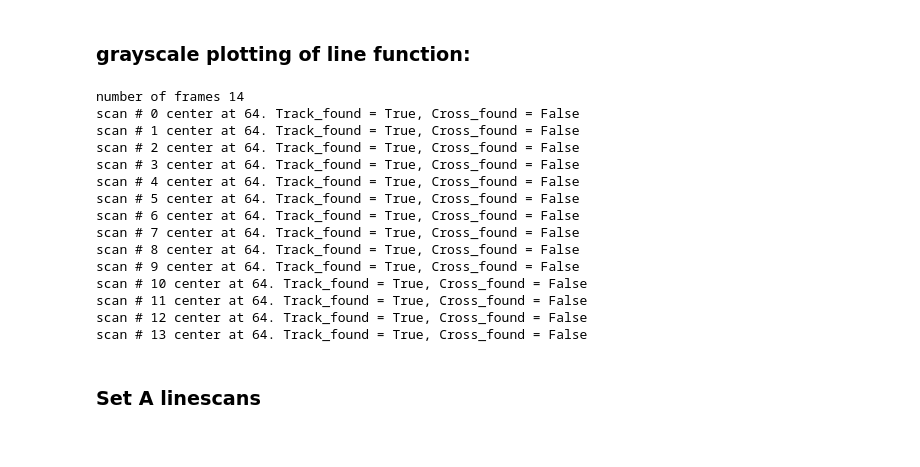
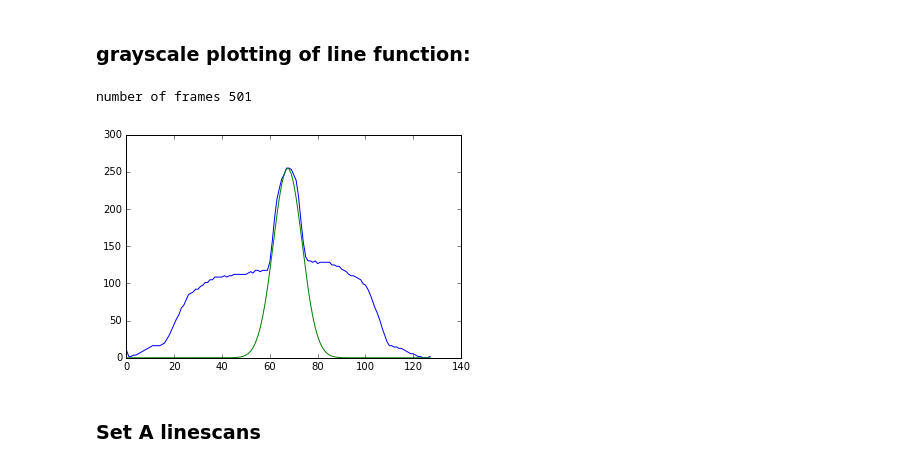
Before and after one commit to brappo93/AutonomousCar, a Jupyter notebook: hw1/linescanHW1.ipynb, the cells around one changed output. Cells and saved outputs as stored; diff of their text form; code cells hidden in the pictures.

```diff
--- a/hw1/linescanHW1.ipynb
+++ b/hw1/linescanHW1.ipynb
@@ -85,41 +88,59 @@ def find_track(linescans):
     track_center_list = n * [64]
     track_found_list = n * [True]
     cross_found_list = n * [False]
+
     ### Code to be added here
     ###
     ###
 
+
+
+    curr = linescans[0]
+    #normalize
+    curr = curr - min(curr)
+    curr = curr / max(curr) * 255
+
+    #make a base gaussian for center
+    c_gauss = gaussian(128,6) * 255
+
+    #get starter 'best' values
+    bestDiff = sys.maxint
+    bestCGauss = c_gauss
+    bestCIndex = 0
+
+    #find center
+    for i in range(128):
+        wat = np.concatenate((c_gauss[i+64:128], c_gauss[0:i+64]), axis=0)
+        diff = curr - wat
+        s = sum(diff**2)
+        if s<bestDiff:
+            bestDiff = s
+            bestCGauss = wat
+            bestCIndex = 128-i
+        #plot(wat)
+
+    plot(curr)
+    plot(bestCGauss)
+
+
     return track_center_list, track_found_list, cross_found_list
 # %%
 #linea = np.genfromtxt('ee192_sp14_camera_testdata_a.csv', delimiter=",")
-linea = np.genfromtxt('extract-lines.txt', delimiter=",")
+linea = np.genfromtxt('inner_step_cir18002300.csv', delimiter=",")
 nframes = np.size(linea)/128
 print 'number of frames', nframes
 
 linescans = []
 for i in range(0, nframes):
     line = linea[i,0:128]
     linescans.append(line)
 
 track_center_list, track_found_list, cross_found_list = find_track(linescans)
-for i, (track_center, track_found, cross_found) in enumerate(zip(track_center_list, track_found_list, cross_found_list)):
-    print 'scan # %d center at %d. Track_found = %s, Cross_found = %s' %(i,track_center,track_found, cross_found)
+#for i, (track_center, track_found, cross_found) in enumerate(zip(track_center_list, track_found_list, cross_found_list)):
+    #print 'scan # %d center at %d. Track_found = %s, Cross_found = %s' %(i,track_center,track_found, cross_found)
 # %% [output]
-number of frames 14
-scan # 0 center at 64. Track_found = True, Cross_found = False
-scan # 1 center at 64. Track_found = True, Cross_found = False
-scan # 2 center at 64. Track_found = True, Cross_found = False
-scan # 3 center at 64. Track_found = True, Cross_found = False
-scan # 4 center at 64. Track_found = True, Cross_found = False
-scan # 5 center at 64. Track_found = True, Cross_found = False
-scan # 6 center at 64. Track_found = True, Cross_found = False
-scan # 7 center at 64. Track_found = True, Cross_found = False
-scan # 8 center at 64. Track_found = True, Cross_found = False
-scan # 9 center at 64. Track_found = True, Cross_found = False
-scan # 10 center at 64. Track_found = True, Cross_found = False
-scan # 11 center at 64. Track_found = True, Cross_found = False
-scan # 12 center at 64. Track_found = True, Cross_found = False
-scan # 13 center at 64. Track_found = True, Cross_found = False
+number of frames 501
+[figure, added]
 # %% [markdown]
 ### Set A linescans
 # %%
```
Also changed, not shown: parts of 5 cells of this notebook.
